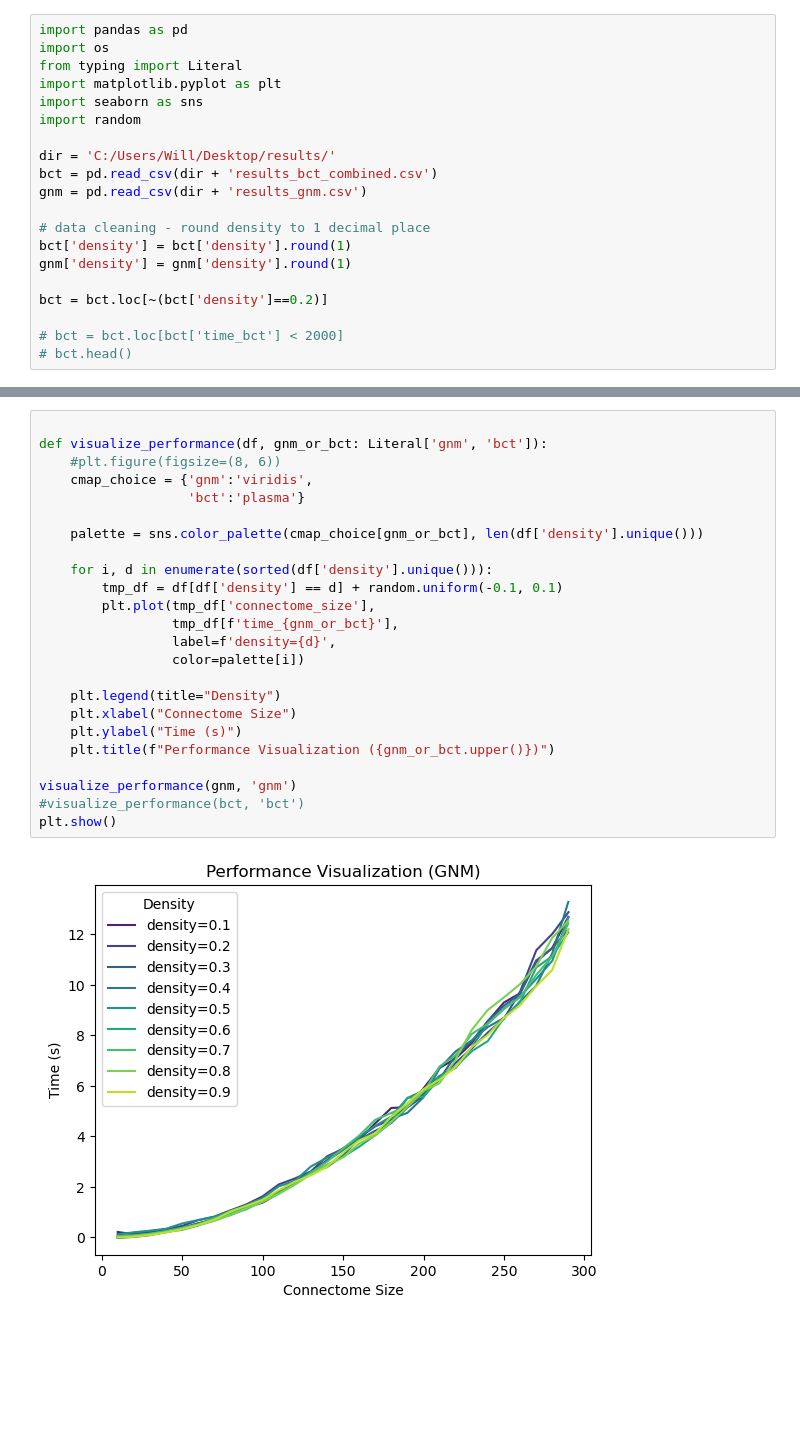
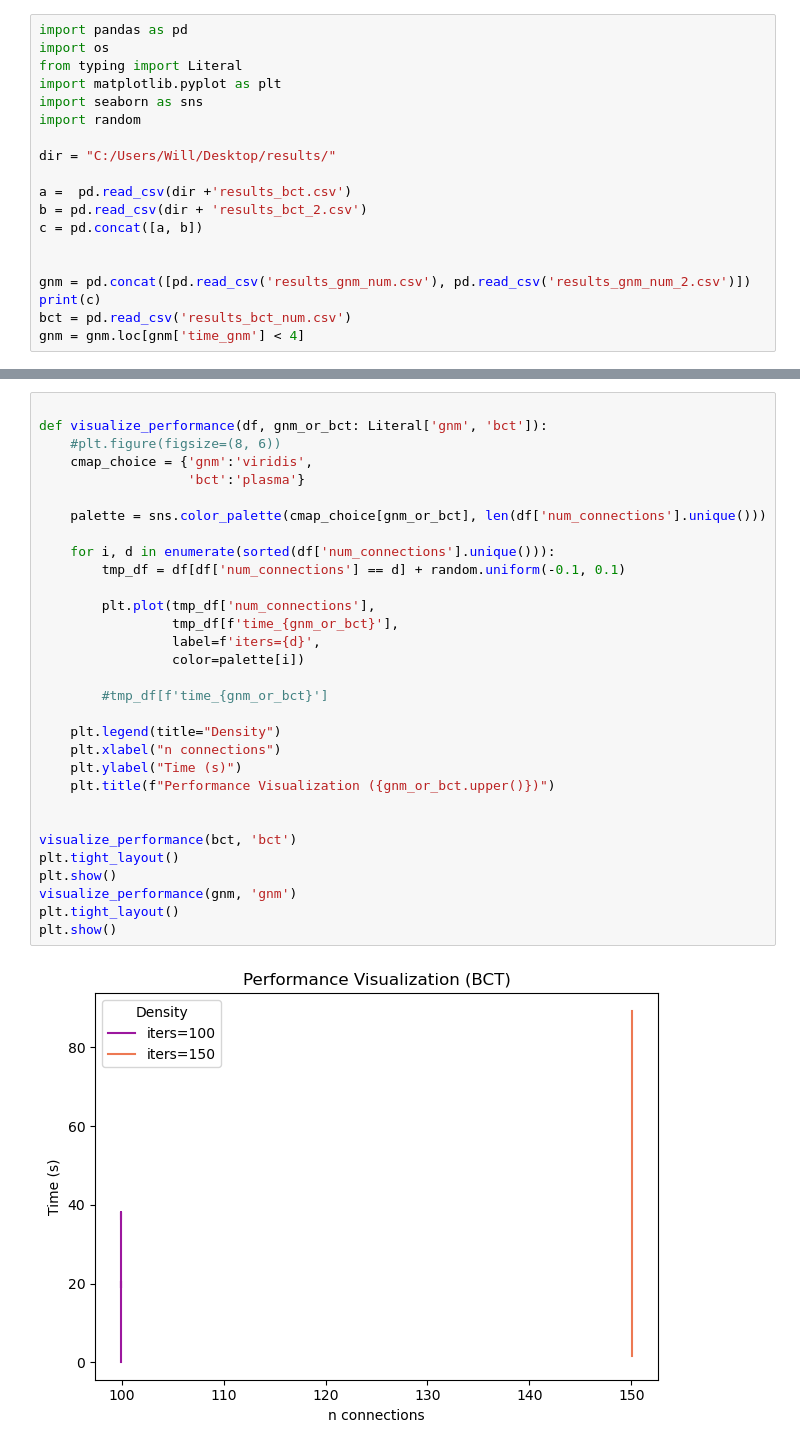
Before and after one commit to ad045/GenerativeNetworkModels, a Jupyter notebook: docs/examples/graph_model_performance.ipynb, the cells around one changed output, grey strips where cells are left out. Saved outputs shown, nothing was run; the diff lists cells and outputs as text; blank space fills up the shorter version.

Commit message:
iterate over n connections rather than pproportion density + file cleanup

```diff
--- a/docs/examples/graph_model_performance.ipynb
+++ b/docs/examples/graph_model_performance.ipynb
@@ -6,15 +6,14 @@ import matplotlib.pyplot as plt
 import seaborn as sns
 import random
 
-dir = 'C:/Users/Will/Desktop/results/'
-bct = pd.read_csv(dir + 'results_bct_combined.csv')
-gnm = pd.read_csv(dir + 'results_gnm.csv')
+dir = "C:/Users/Will/Desktop/results/"
 
-# data cleaning - round density to 1 decimal place
-bct['density'] = bct['density'].round(1)
-gnm['density'] = gnm['density'].round(1)
+a =  pd.read_csv(dir +'results_bct.csv')
+b = pd.read_csv(dir + 'results_bct_2.csv')
+c = pd.concat([a, b])
 
-bct = bct.loc[~(bct['density']==0.2)]
 
-# bct = bct.loc[bct['time_bct'] < 2000]
-# bct.head()
+gnm = pd.concat([pd.read_csv('results_gnm_num.csv'), pd.read_csv('results_gnm_num_2.csv')])
+print(c)
+bct = pd.read_csv('results_bct_num.csv')
+gnm = gnm.loc[gnm['time_gnm'] < 4]
@@ -21,26 +35,33 @@ bct = bct.loc[~(bct['density']==0.2)]
 # %%
 
 def visualize_performance(df, gnm_or_bct: Literal['gnm', 'bct']):
     #plt.figure(figsize=(8, 6))
     cmap_choice = {'gnm':'viridis',
                    'bct':'plasma'}
 
-    palette = sns.color_palette(cmap_choice[gnm_or_bct], len(df['density'].unique()))
+    palette = sns.color_palette(cmap_choice[gnm_or_bct], len(df['num_connections'].unique()))
 
-    for i, d in enumerate(sorted(df['density'].unique())):
-        tmp_df = df[df['density'] == d] + random.uniform(-0.1, 0.1)
-        plt.plot(tmp_df['connectome_size'],
+    for i, d in enumerate(sorted(df['num_connections'].unique())):
+        tmp_df = df[df['num_connections'] == d] + random.uniform(-0.1, 0.1)
+
+        plt.plot(tmp_df['num_connections'],
                  tmp_df[f'time_{gnm_or_bct}'],
-                 label=f'density={d}',
+                 label=f'iters={d}',
                  color=palette[i])
 
+        #tmp_df[f'time_{gnm_or_bct}']
+
     plt.legend(title="Density")
-    plt.xlabel("Connectome Size")
+    plt.xlabel("n connections")
     plt.ylabel("Time (s)")
     plt.title(f"Performance Visualization ({gnm_or_bct.upper()})")
 
+
+visualize_performance(bct, 'bct')
+plt.tight_layout()
+plt.show()
 visualize_performance(gnm, 'gnm')
-#visualize_performance(bct, 'bct')
+plt.tight_layout()
 plt.show()
 # %% [output]
-[figure, old version]
+[figure, new version]
```
Also changed, not shown: parts of 2 cells of this notebook, 4 other files.
